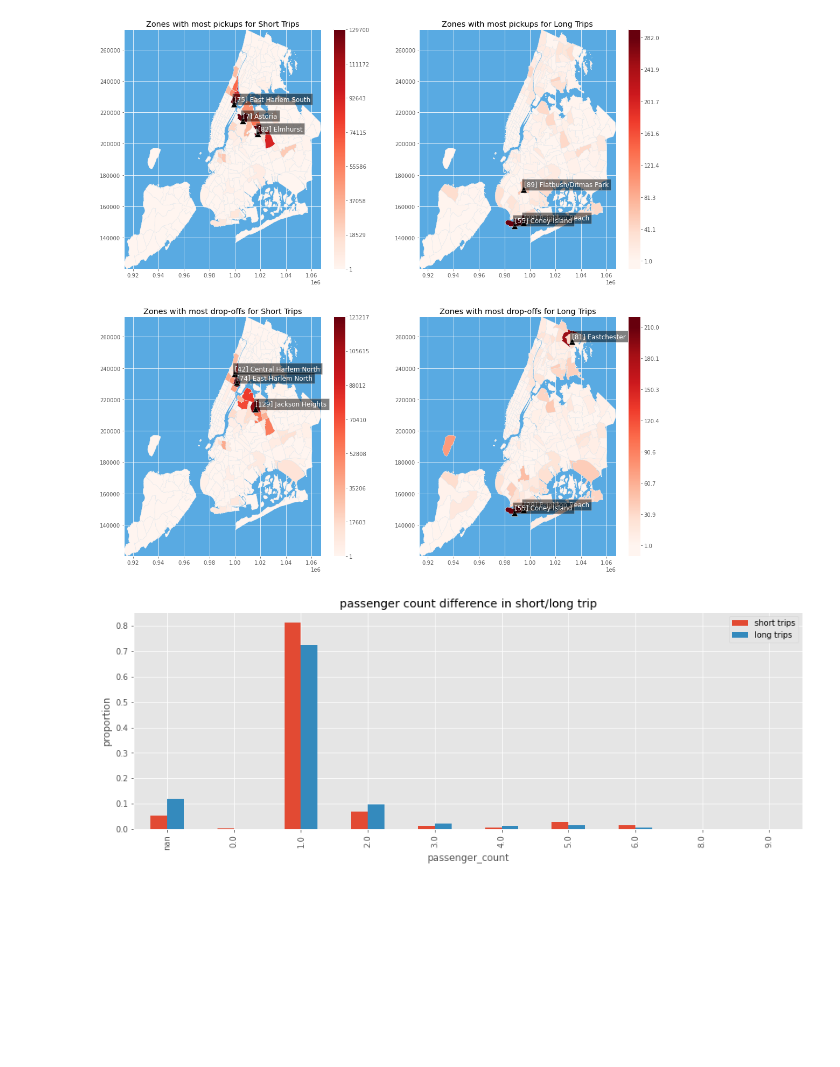
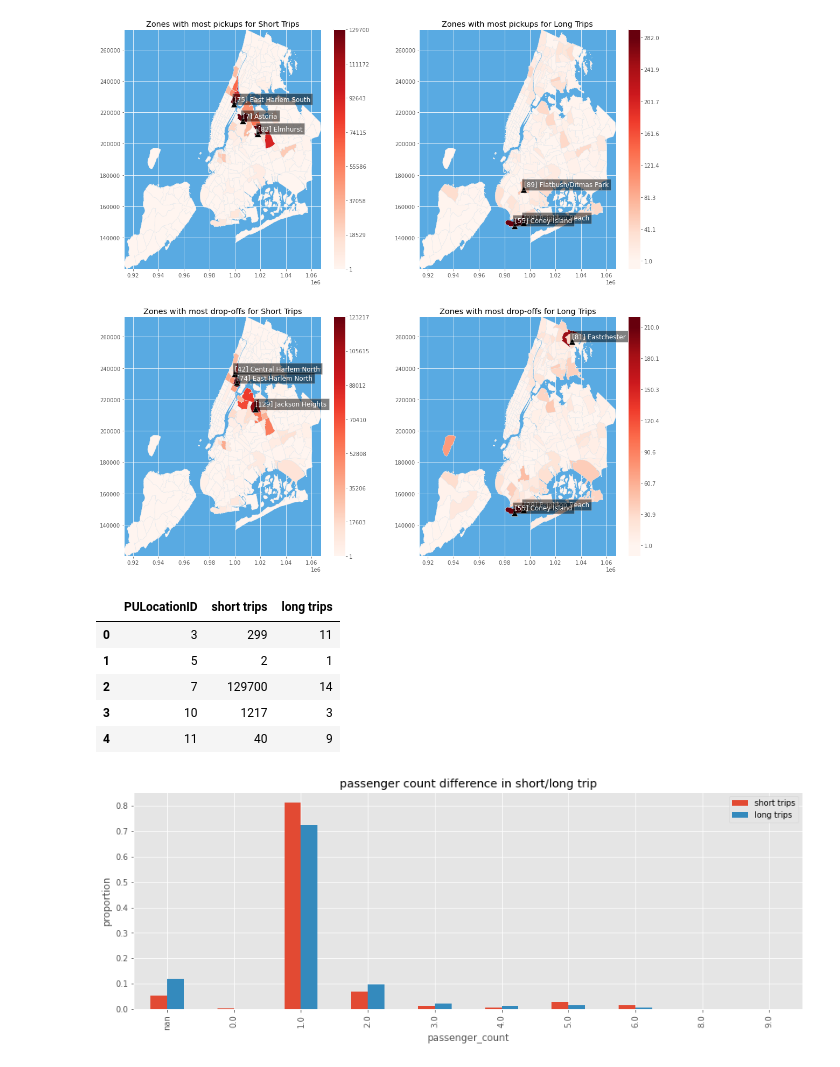
Before and after one commit to crazybber/go-jupyter, a Jupyter notebook: Analyze-NYC-TLC-Green-Car.ipynb, the cells around one changed output. Cells and saved outputs as stored; diff of their text form; code cells hidden in the pictures; blank space fills up the shorter version.

```diff
--- a/Analyze-NYC-TLC-Green-Car.ipynb
+++ b/Analyze-NYC-TLC-Green-Car.ipynb
@@ -656,6 +667,15 @@ ax.set_title("Zones with most drop-offs for Long Trips")
 draw_zone_map(ax, sf, heat=DOcount_long, text=DOtop3_long.index.tolist())
 # %% [output]
 [figure]
+# %%
+df_q3_PU.head()
+# %% [output]
+|  | PULocationID | short trips | long trips |
+| 0 | 3 | 299 | 11 |
+| 1 | 5 | 2 | 1 |
+| 2 | 7 | 129700 | 14 |
+| 3 | 10 | 1217 | 3 |
+| 4 | 11 | 40 | 9 |
 # %%
 def diff_short_long_trip_on(attr, rpr="count", kind='bar'):
     df_q3_short = pd.read_sql_query('SELECT '+attr+', count(*) as count \
```
Also changed, not shown: parts of 4 cells of this notebook, 1 other file.
